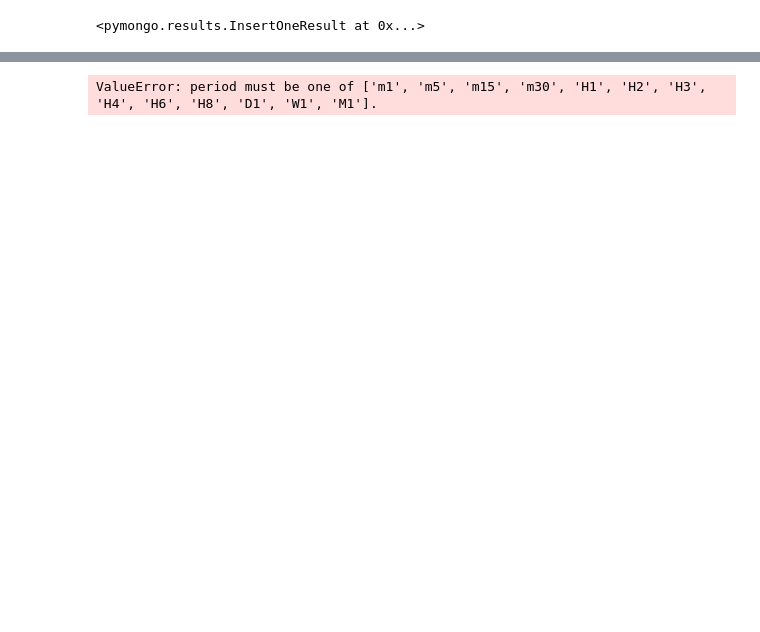
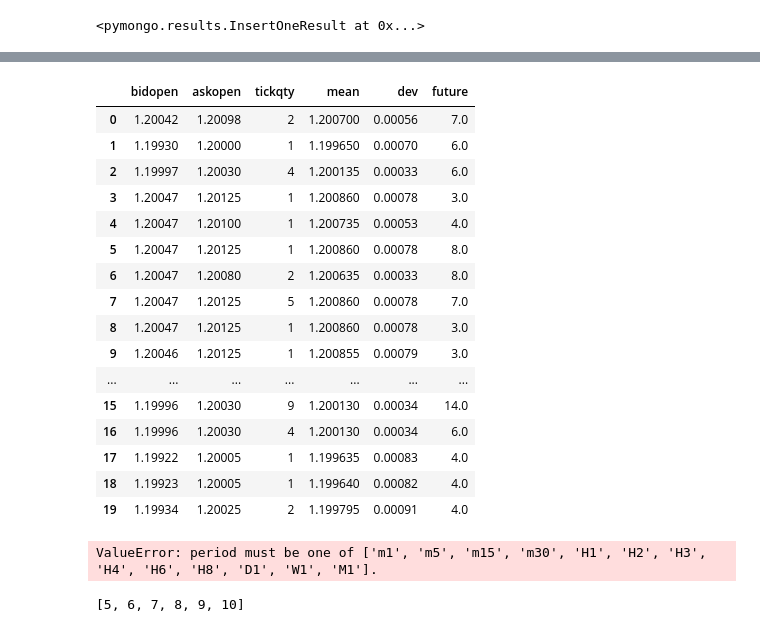
Before and after one commit to tazzo/kragle, a Jupyter notebook: forex_history.ipynb, the cells around one changed output, grey strips where cells are left out. Cells and saved outputs as stored; diff of their text form; code cells hidden in the pictures; blank space fills up the shorter version.

```diff
--- a/forex_history.ipynb
+++ b/forex_history.ipynb
@@ -176,0 +59,16 @@ df_json_list = json.loads(df_json).values()
+# %%
+from pprint import pprint as pp
+from  random import randrange as rr
+from  random import random as rnd
+
+tmp ={'periods':['m1','m5','m30','H2']
+      , 'instruments':['EUR/USD', 'USD/JPY', 'GBP/USD', 'USD/CHF']
+      ,'future': rnd()}
+def fill(d):
+    for instrument in tmp['instruments']:
+        pp = tmp.get(instrument, {})
+        for period in tmp['periods']:
+            pp[period] = [{'A':rr(-10, 10, 1), 'B':rr(-10, 10, 1)} for i in range(4)]
+        tmp[instrument] = pp
+fill(tmp)
+pp(tmp)
@@ -184,12 +99,2 @@ db['a'].b['c.de'].insert_one({'a':1,'b':4})
 # %% [output]
 <pymongo.results.InsertOneResult at 0x...>
-# %%
-import pprint as pp
-import datetime as dt
-
-l = list(df_json_list)
-for tmp in l:
-    tmp['date'] = dt.datetime.strptime(tmp['date'], '%Y-%m-%d %H:%M:%S')
-
-
-pp.pprint (l[0])
@@ -281,0 +150,6 @@ m = krangle.Manager()
+# %%
+import krangle
+m = krangle.Manager()
+df = m.get_instrument('GBP/USD', 'D1')
+
+df.head()
@@ -281,0 +173,3 @@ m = krangle.Manager()
+# %%
+df.reset_index(inplace=True)
+df.head()
@@ -282,3 +186,29 @@ m = krangle.Manager()
+# %%
+window = 3
+for r in range(df.shape[0]-window):
+
+    tmp = df.iloc[[i+r  for i in range(window)]]
+    df.loc[r,'future'] = tmp.tickqty.sum()
+
+df.head(20)
+# %% [output]
+|  | bidopen | askopen | tickqty | mean | dev | future |
+| 0 | 1.20042 | 1.20098 | 2 | 1.200700 | 0.00056 | 7.0 |
+| 1 | 1.19930 | 1.20000 | 1 | 1.199650 | 0.00070 | 6.0 |
+| 2 | 1.19997 | 1.20030 | 4 | 1.200135 | 0.00033 | 6.0 |
+| 3 | 1.20047 | 1.20125 | 1 | 1.200860 | 0.00078 | 3.0 |
+| 4 | 1.20047 | 1.20100 | 1 | 1.200735 | 0.00053 | 4.0 |
+| 5 | 1.20047 | 1.20125 | 1 | 1.200860 | 0.00078 | 8.0 |
+| 6 | 1.20047 | 1.20080 | 2 | 1.200635 | 0.00033 | 8.0 |
+| 7 | 1.20047 | 1.20125 | 5 | 1.200860 | 0.00078 | 7.0 |
+| 8 | 1.20047 | 1.20125 | 1 | 1.200860 | 0.00078 | 3.0 |
+| 9 | 1.20046 | 1.20125 | 1 | 1.200855 | 0.00079 | 3.0 |
+| ... | ... | ... | ... | ... | ... | ... |
+| 15 | 1.19996 | 1.20030 | 9 | 1.200130 | 0.00034 | 14.0 |
+| 16 | 1.19996 | 1.20030 | 4 | 1.200130 | 0.00034 | 6.0 |
+| 17 | 1.19922 | 1.20005 | 1 | 1.199635 | 0.00083 | 4.0 |
+| 18 | 1.19923 | 1.20005 | 1 | 1.199640 | 0.00082 | 4.0 |
+| 19 | 1.19934 | 1.20025 | 2 | 1.199795 | 0.00091 | 4.0 |
 # %%
 import datetime as dt
 start = dt.datetime(2019, 10, 1)
@@ -287,3 +217,7 @@ end = dt.datetime(2019, 10, 4)
 m.fetch_candles('EUR/USD', start, end)
 # %% [output]
 ValueError: period must be one of ['m1', 'm5', 'm15', 'm30', 'H1', 'H2', 'H3', 'H4', 'H6', 'H8', 'D1', 'W1', 'M1'].
+# %%
+[i+5  for i in range(6)]
+# %% [output]
+[5, 6, 7, 8, 9, 10]
```
Also changed, not shown: parts of 24 cells of this notebook, 3 other files.
